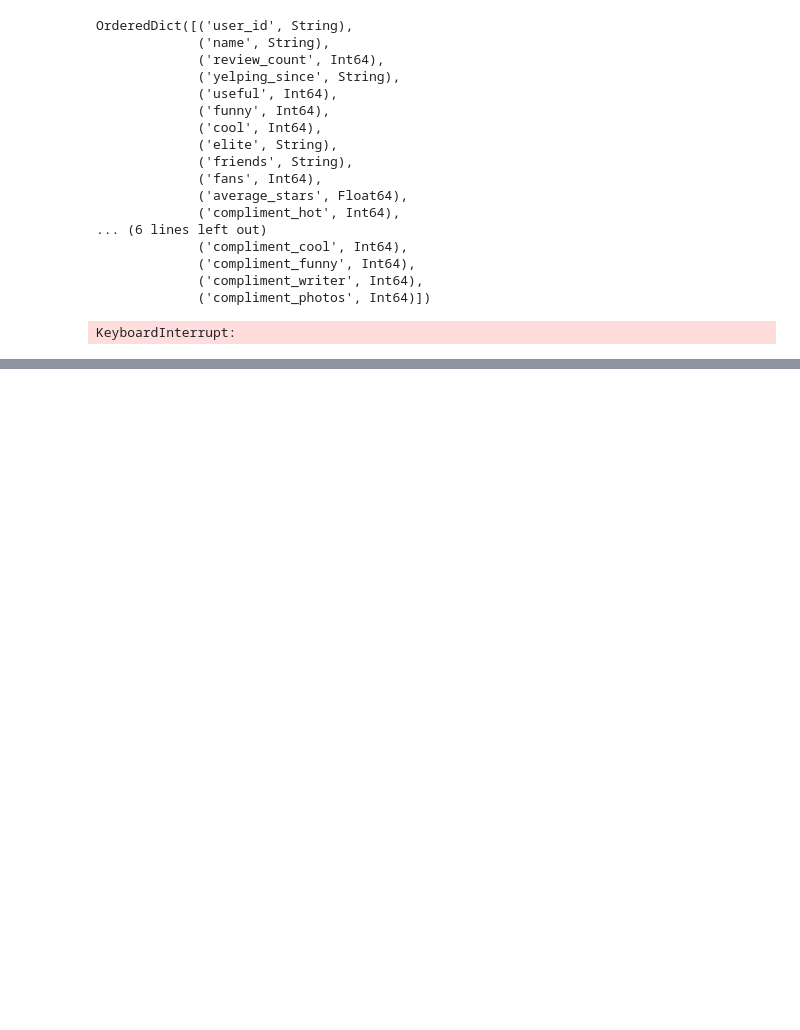
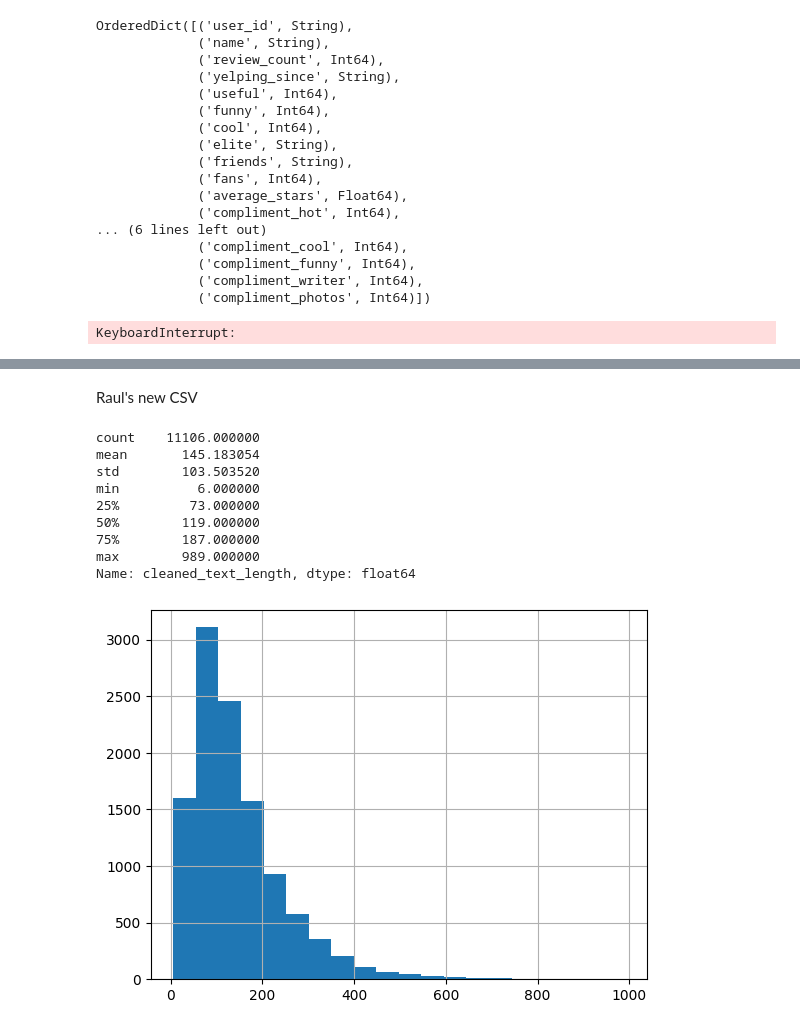
Before and after one commit to claireboyd/dirty_comments_and_clean_plates, a Jupyter notebook: eda/yelp_data_eda.ipynb, the cells around one changed output, grey strips where cells are left out. Cells and saved outputs as stored; diff of their text form; code cells hidden in the pictures; blank space fills up the shorter version.

```diff
--- a/eda/yelp_data_eda.ipynb
+++ b/eda/yelp_data_eda.ipynb
@@ -110,3 +110,37 @@ shape: (2_165, 34)
 | 4300 | "Chester County… | "Yes" | "YORI'S CHURCH … | "ChesterCountyF… | "15 N CHURCH ST… | "West Chester" | ... |
 | 10912 | "Chester County… | "Yes" | "ZWEI RESTAURAN… | "ChesterCountyF… | "163 W LINCOLN … | "Exton" | ... |
 | 7720 | "Chester County… | "Yes" | "ZWEI RESTAURAN… | "ChesterCountyF… | "163 W LINCOLN … | "Exton" | ... |
+# %% [markdown]
+Raul's new CSV
+# %%
+import pandas as pd
+import re
+
+verified_reviews = pd.read_csv("data/yelp/yelp_verified_slim.csv")
+# %%
+def clean_texts(raw_text):
+    text = ' '.join(raw_text.split(r'\n'))
+    text = re.sub("[^a-zA-Z0-9]"," ",text).lower()
+    #delete numbers
+    text = re.sub(r'\d+', '', text)
+    text = re.sub(' +', ' ', text)
+    return text
+# %%
+verified_reviews["cleaned_text"] = verified_reviews['text'].apply(clean_texts)
+# %%
+verified_reviews["cleaned_text_length"] = verified_reviews["cleaned_text"].str.split().apply(len)
+# %%
+verified_reviews["cleaned_text_length"].hist(bins=20)
+
+verified_reviews.loc[:,"cleaned_text_length"].describe()
+# %% [output]
+count    11106.000000
+mean       145.183054
+std        103.503520
+min          6.000000
+25%         73.000000
+50%        119.000000
+75%        187.000000
+max        989.000000
+Name: cleaned_text_length, dtype: float64
+[figure, added]
```
Also changed, not shown: 1 other file.
